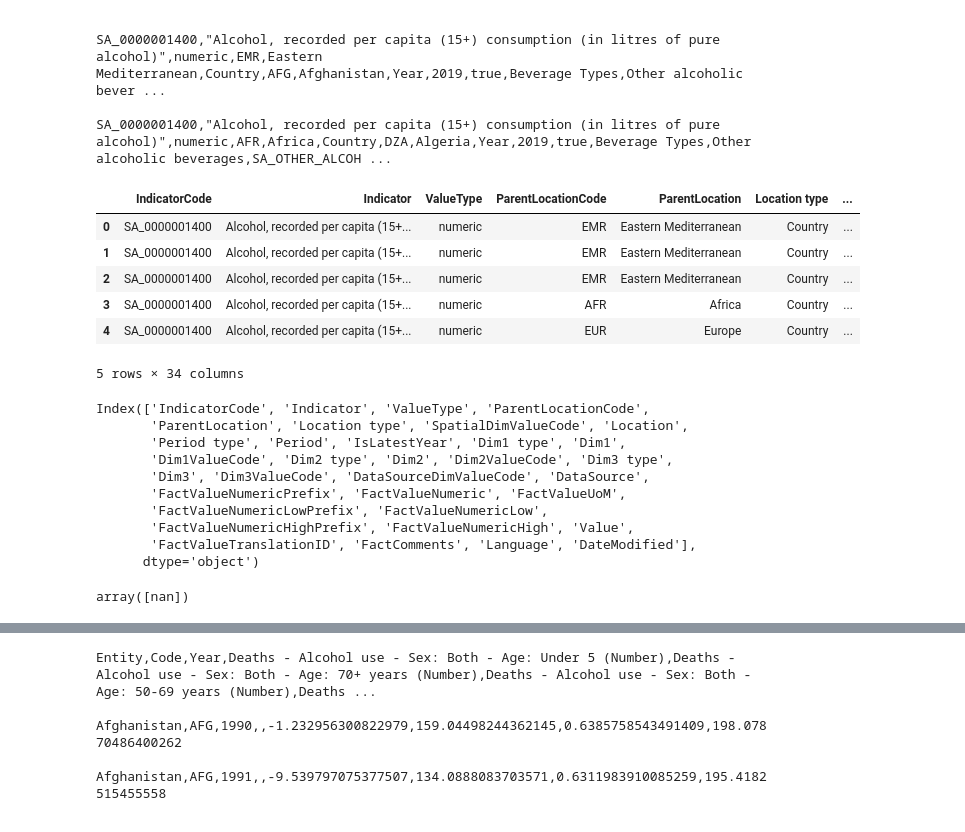
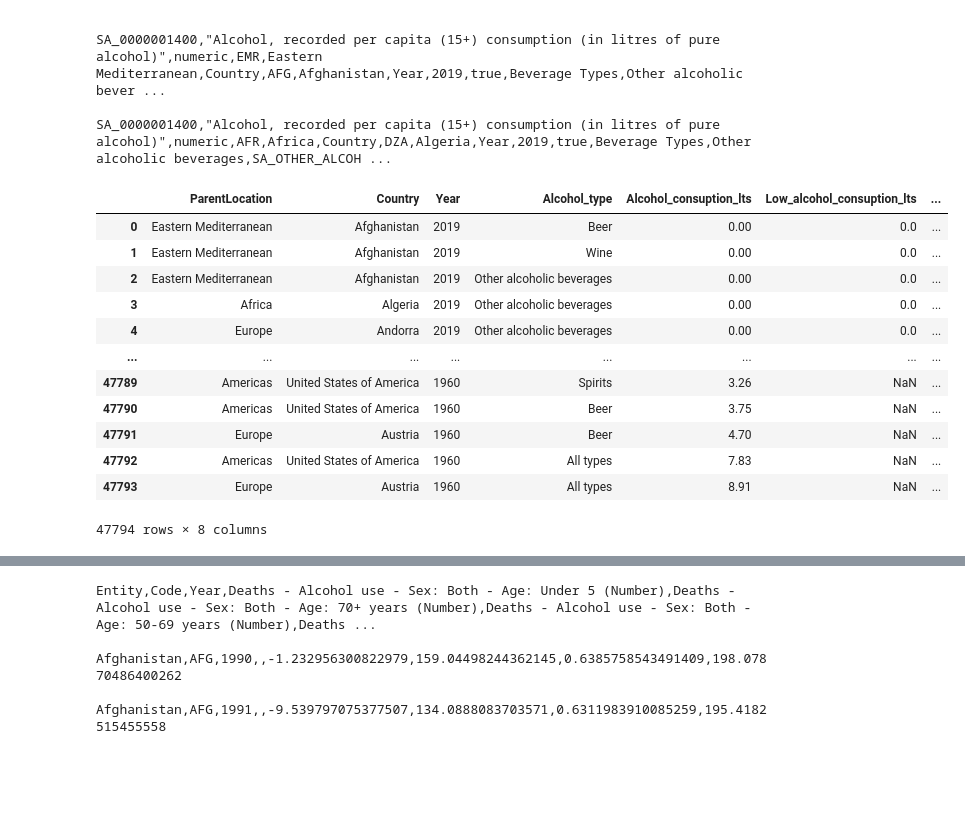
Before and after one commit to AndresCBF/IronHack, a Jupyter notebook: Projetos/History of Rock(1950-2020)/Untitled.ipynb, the cells around one changed output, grey strips where cells are left out. Drawn from its saved outputs; the diff is of its cells as text; code cells hidden in the pictures; blank space fills up the shorter version.

```diff
--- a/Projetos/History of Rock(1950-2020)/Untitled.ipynb
+++ b/Projetos/History of Rock(1950-2020)/Untitled.ipynb
@@ -21,29 +21,20 @@ SA_0000001400,"Alcohol, recorded per capita (15+) consumption (in litres of pure
 SA_0000001400,"Alcohol, recorded per capita (15+) consumption (in litres of pure alcohol)",numeric,AFR,Africa,Country,DZA,Algeria,Year,2019,true,Beverage Types,Other alcoholic beverages,SA_OTHER_ALCOH ...
 # %%
 Alcoholconsuption=pd.read_csv('C:/Users/forqu/OneDrive/Documentos/IronHack/Github/Projetos/History of Rock(1950-2020)/Data/Alcohol, record per capital (15+) consuption (World Health organization).csv', sep = ',', decimal = '.', encoding = 'UTF-8')
-Alcoholconsuption.head()
+alcoholconsuption = Alcoholconsuption[['ParentLocation','Location','Period','Dim1','FactValueNumeric','FactValueNumericLow', 'FactValueNumericHigh', 'Value' ]]
+alcoholconsuption = alcoholconsuption.rename(columns={"Parentlocation":"Region","Location": "Country", "Period": "Year", "Dim1" : "Alcohol_type", "FactValueNumeric":"Alcohol_consuption_lts","FactValueNumericLow":"Low_alcohol_consuption_lts", "FactValueNumericHigh": "Hihg_alcohol_consuption_lts"})
+alcoholconsuption
 # %% [output]
-|  | IndicatorCode | Indicator | ValueType | ParentLocationCode | ParentLocation | Location type | ... |
-| 0 | SA_0000001400 | Alcohol, recorded per capita (15+... | numeric | EMR | Eastern Mediterranean | Country | ... |
-| 1 | SA_0000001400 | Alcohol, recorded per capita (15+... | numeric | EMR | Eastern Mediterranean | Country | ... |
-| 2 | SA_0000001400 | Alcohol, recorded per capita (15+... | numeric | EMR | Eastern Mediterranean | Country | ... |
-| 3 | SA_0000001400 | Alcohol, recorded per capita (15+... | numeric | AFR | Africa | Country | ... |
-| 4 | SA_0000001400 | Alcohol, recorded per capita (15+... | numeric | EUR | Europe | Country | ... |
+|  | ParentLocation | Country | Year | Alcohol_type | Alcohol_consuption_lts | Low_alcohol_consuption_lts | ... |
+| 0 | Eastern Mediterranean | Afghanistan | 2019 | Beer | 0.00 | 0.0 | ... |
+| 1 | Eastern Mediterranean | Afghanistan | 2019 | Wine | 0.00 | 0.0 | ... |
+| 2 | Eastern Mediterranean | Afghanistan | 2019 | Other alcoholic beverages | 0.00 | 0.0 | ... |
+| 3 | Africa | Algeria | 2019 | Other alcoholic beverages | 0.00 | 0.0 | ... |
+| 4 | Europe | Andorra | 2019 | Other alcoholic beverages | 0.00 | 0.0 | ... |
+| ... | ... | ... | ... | ... | ... | ... | ... |
+| 47789 | Americas | United States of America | 1960 | Spirits | 3.26 | NaN | ... |
+| 47790 | Americas | United States of America | 1960 | Beer | 3.75 | NaN | ... |
+| 47791 | Europe | Austria | 1960 | Beer | 4.70 | NaN | ... |
+| 47792 | Americas | United States of America | 1960 | All types | 7.83 | NaN | ... |
+| 47793 | Europe | Austria | 1960 | All types | 8.91 | NaN | ... |
-5 rows × 34 columns
+47794 rows × 8 columns
-# %%
-Alcoholconsuption.columns
-# %% [output]
-Index(['IndicatorCode', 'Indicator', 'ValueType', 'ParentLocationCode',
-       'ParentLocation', 'Location type', 'SpatialDimValueCode', 'Location',
-       'Period type', 'Period', 'IsLatestYear', 'Dim1 type', 'Dim1',
-       'Dim1ValueCode', 'Dim2 type', 'Dim2', 'Dim2ValueCode', 'Dim3 type',
-       'Dim3', 'Dim3ValueCode', 'DataSourceDimValueCode', 'DataSource',
-       'FactValueNumericPrefix', 'FactValueNumeric', 'FactValueUoM',
-       'FactValueNumericLowPrefix', 'FactValueNumericLow',
-       'FactValueNumericHighPrefix', 'FactValueNumericHigh', 'Value',
-       'FactValueTranslationID', 'FactComments', 'Language', 'DateModified'],
-      dtype='object')
-# %%
-Alcoholconsuption['FactValueTranslationID'].unique()
-# %% [output]
-array([nan])
```
Also changed, not shown: parts of 11 cells of this notebook.
